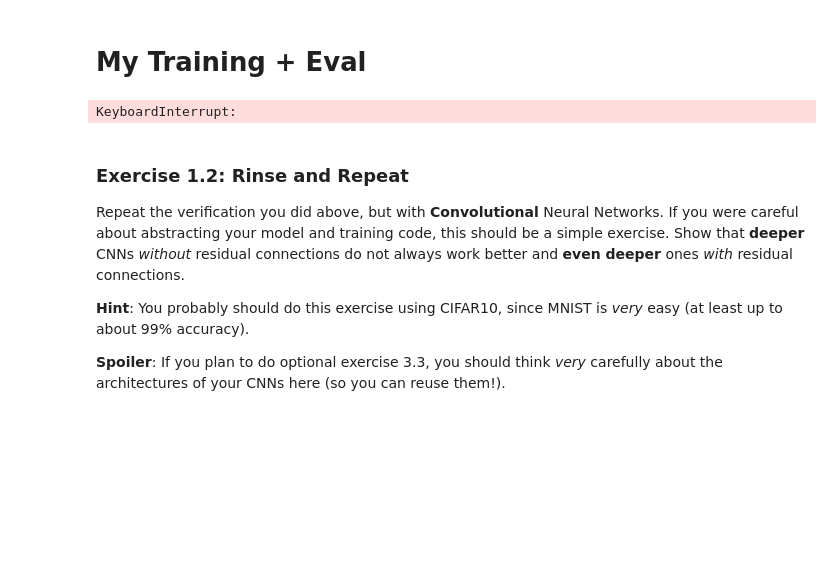
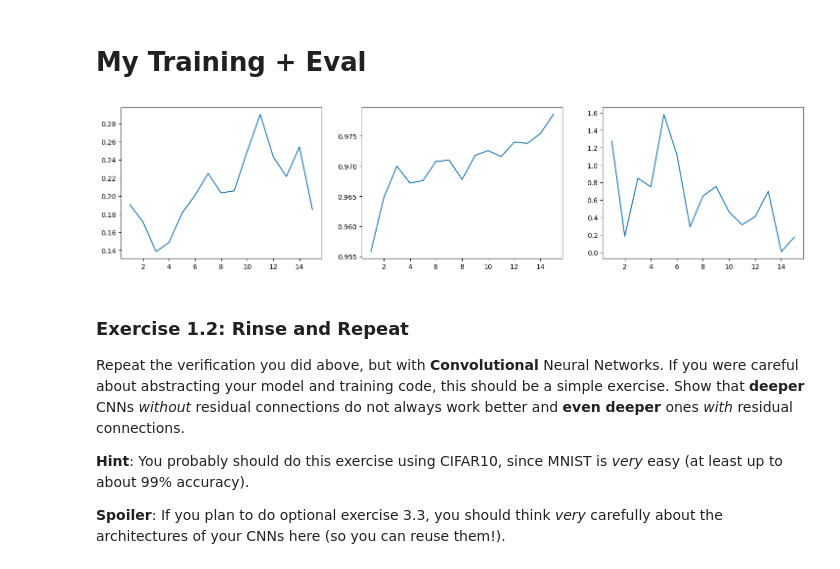
Before and after one commit to Cascetto/dla_labs, a Jupyter notebook: Lab1-CNNs.ipynb, the cells around one changed output. Cells and saved outputs as stored; diff of their text form; code cells hidden in the pictures; blank space fills up the shorter version.

```diff
--- a/Lab1-CNNs.ipynb
+++ b/Lab1-CNNs.ipynb
@@ -35,6 +35,8 @@ import torch.nn as nn
 import torch.nn.functional as F
 import torchvision.transforms as transforms
 import wandb
+
+device = 'cuda' if torch.cuda.is_available() else 'cpu'
 # %% [markdown]
 #### Data preparation
 
@@ -221,7 +242,7 @@ def training(model, train_dataloader, validation_dataloader, loss_fn, optimizer,
             loss.backward()
             optimizer.step()
 
-        if epoch % validation_freq == 0:
+        if t % validation_freq == 0:
             lss, acc = validation(model, validation_dataloader, loss_fn)
             losses.append(lss)
             accs.append(acc)
@@ -247,10 +268,10 @@ mlp = BaselineMLP(28**2, 1024, 2, 10).to(device)
 loss = F.cross_entropy
 opt = torch.optim.Adam(mlp.parameters(), lr=0.001)
 l, a, g = training(mlp, dl_train, dl_val, loss, opt, 15, 1, False, False)
-# %% [output]
-KeyboardInterrupt:
 # %%
-plot_training_result(l, a, 1)
+plot_training_result(l, a, g, 1)
+# %% [output]
+[figure, added]
 # %% [markdown]
 ### Exercise 1.2: Rinse and Repeat
 
```
Also changed, not shown: parts of 5 cells of this notebook, 2 other files.
